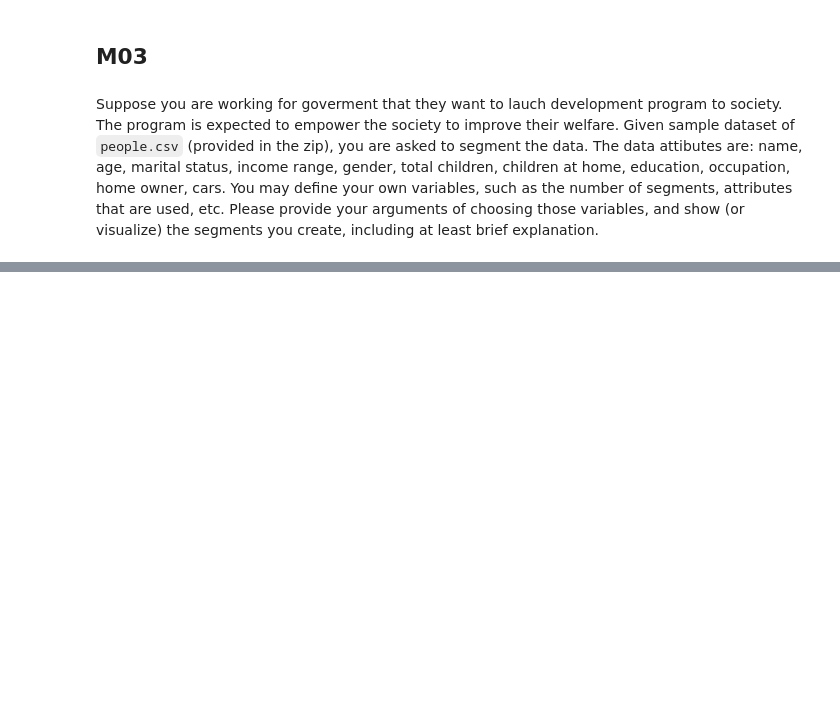
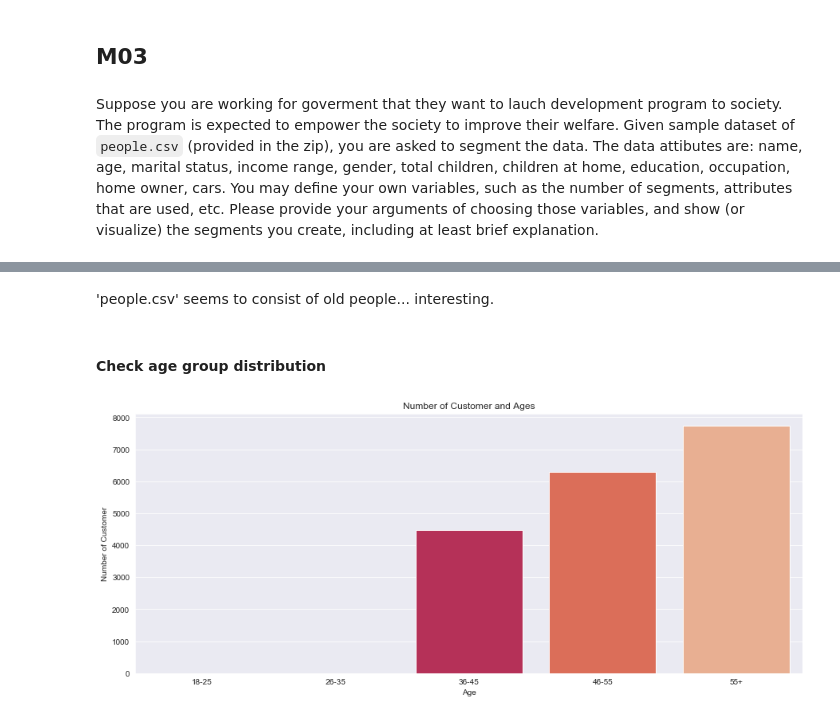
Before and after one commit to Kumaken/data-science-and-data-mining, a Jupyter notebook: Hands-ons/W13/W13-13517068-Abel_Stanley.ipynb, the cells around one changed output, grey strips where cells are left out. Drawn from its saved outputs; the diff is of its cells as text; code cells hidden in the pictures; blank space fills up the shorter version.

```diff
--- a/Hands-ons/W13/W13-13517068-Abel_Stanley.ipynb
+++ b/Hands-ons/W13/W13-13517068-Abel_Stanley.ipynb
@@ -196,0 +307,22 @@ Suppose you are working for goverment that they want to lauch development progra
+# %% [markdown]
+'people.csv' seems to consist of old people... interesting.
+# %% [markdown]
+#### Check age group distribution
+# %%
+age18_25 = df.Age[(df.Age <= 25) & (df.Age >= 18)]
+age26_35 = df.Age[(df.Age <= 35) & (df.Age >= 26)]
+age36_45 = df.Age[(df.Age <= 45) & (df.Age >= 36)]
+age46_55 = df.Age[(df.Age <= 55) & (df.Age >= 46)]
+age55above = df.Age[df.Age >= 56]
+
+x = ["18-25","26-35","36-45","46-55","55+"]
+y = [len(age18_25.values),len(age26_35.values),len(age36_45.values),len(age46_55.values),len(age55above.values)]
+
+plt.figure(figsize=(15,6))
+sns.barplot(x=x, y=y, palette="rocket")
+plt.title("Number of Customer and Ages")
+plt.xlabel("Age")
+plt.ylabel("Number of Customer")
+plt.show()
+# %% [output]
+[figure, added]
```
Also changed, not shown: parts of 55 cells of this notebook.
